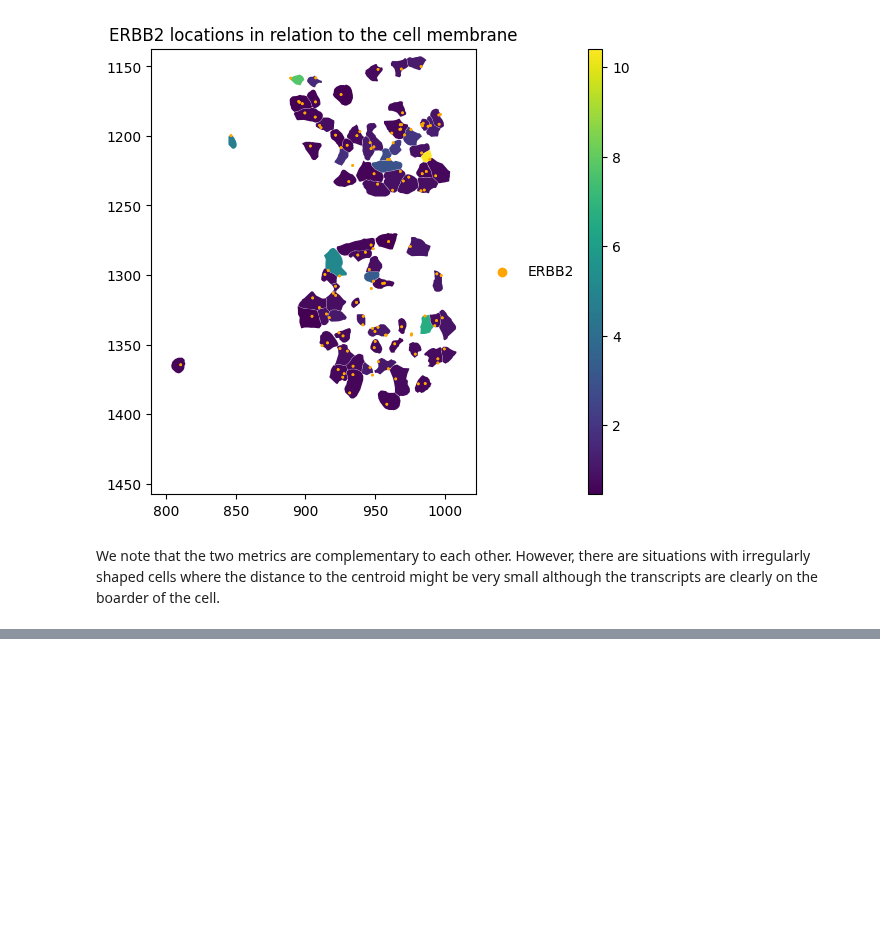
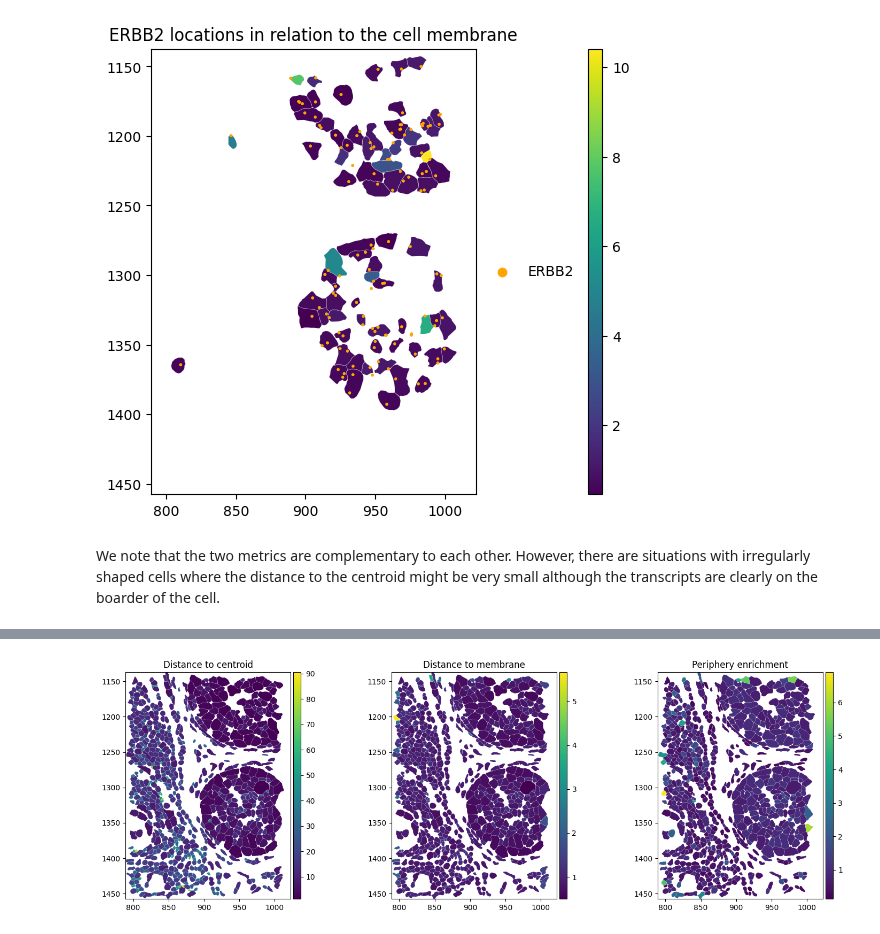
Before and after one commit to LazDaria/SegTraQ, a Jupyter notebook: docs/notebooks/point_statistics.ipynb, the cells around one changed output, grey strips where cells are left out. Saved outputs shown, nothing was run; the diff lists cells and outputs as text; code cells hidden in the pictures; blank space fills up the shorter version.

```diff
--- a/docs/notebooks/point_statistics.ipynb
+++ b/docs/notebooks/point_statistics.ipynb
@@ -206,0 +222,42 @@ sdata_plot.pl.render_shapes(
+# %%
+fig, ax = plt.subplots(1, 3, figsize=(15, 5))
+
+# periphery enrichment
+sdata_plot = copy.deepcopy(sdata)
+sdata_plot["table"] = sdata_plot["table"][sdata_plot["table"].obs["distance_all_genes"].notna()]
+sdata_plot.pl.render_shapes(
+    element="cell_boundaries",
+    color="distance_all_genes",
+).pl.show(
+    title="Distance to centroid",
+    coordinate_systems="global",
+    ax=ax[0],
+)
+
+# periphery enrichment
+sdata_plot = copy.deepcopy(sdata)
+sdata_plot["table"] = sdata_plot["table"][sdata_plot["table"].obs["distance_to_outline_inverse_all_genes"].notna()]
+sdata_plot.pl.render_shapes(
+    element="cell_boundaries",
+    color="distance_to_outline_inverse_all_genes",
+).pl.show(
+    title="Distance to membrane",
+    coordinate_systems="global",
+    ax=ax[1],
+)
+
+# periphery enrichment
+sdata_plot = copy.deepcopy(sdata)
+sdata_plot["table"] = sdata_plot["table"][sdata_plot["table"].obs["density_ratio_all_genes"].notna()]
+sdata_plot.pl.render_shapes(
+    element="cell_boundaries",
+    color="density_ratio_all_genes",
+).pl.show(
+    title="Periphery enrichment",
+    coordinate_systems="global",
+    ax=ax[2],
+)
+
+plt.tight_layout()
+# %% [output]
+[figure, added]
```
Also changed, not shown: parts of 20 cells of this notebook, 6 other files.
